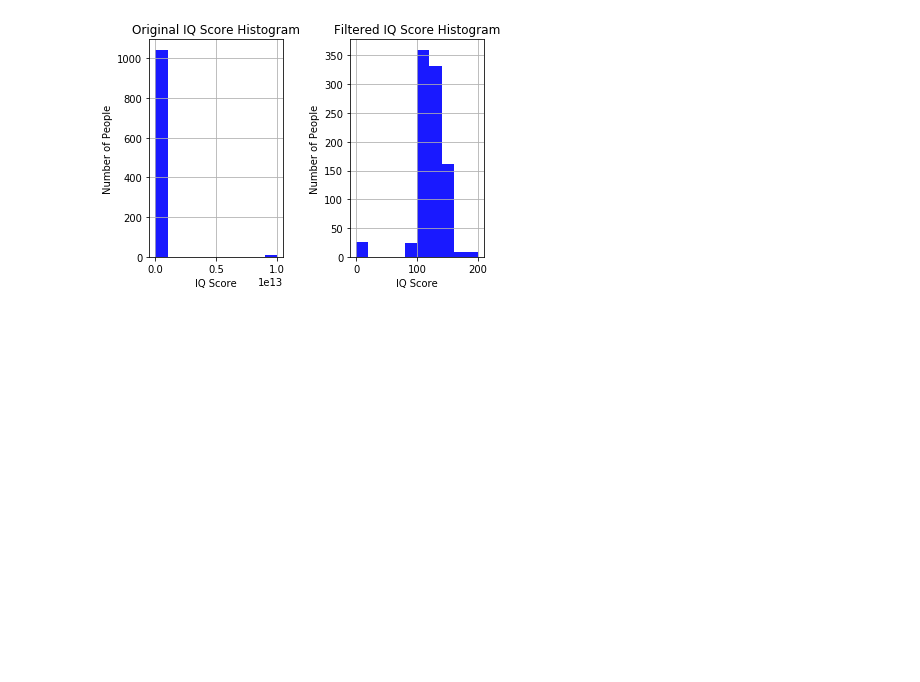
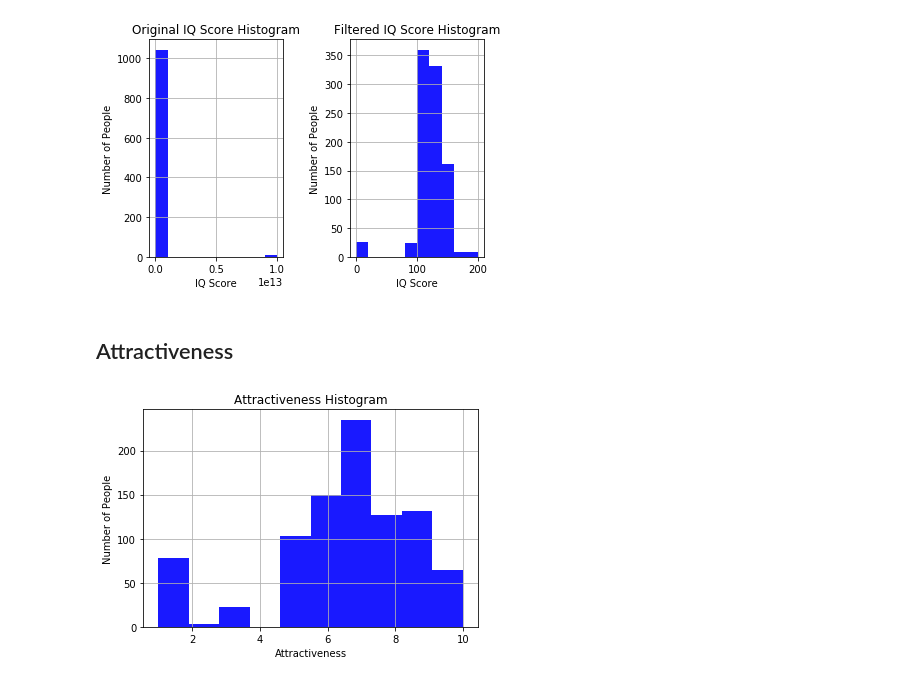
Before and after one commit to simonfong6/ECE-143-Team-6, a Jupyter notebook: Data-analysis.ipynb, the cells around one changed output. Drawn from its saved outputs; the diff is of its cells as text; code cells hidden in the pictures; blank space fills up the shorter version.

Commit message:
Added attractiveness charsts

```diff
--- a/Data-analysis.ipynb
+++ b/Data-analysis.ipynb
@@ -173,3 +173,14 @@ pt.histograms(
 plt.subplots_adjust(wspace=0.5)
 # %% [output]
 [figure]
+# %% [markdown]
+## Attractiveness
+# %%
+pt.histogram(
+    filtered,
+    'attractiveness',
+    'Attractiveness Histogram',
+    'Attractiveness',
+    'Number of People')
+# %% [output]
+[figure, added]
```
Also changed, not shown: parts of 4 cells of this notebook.
